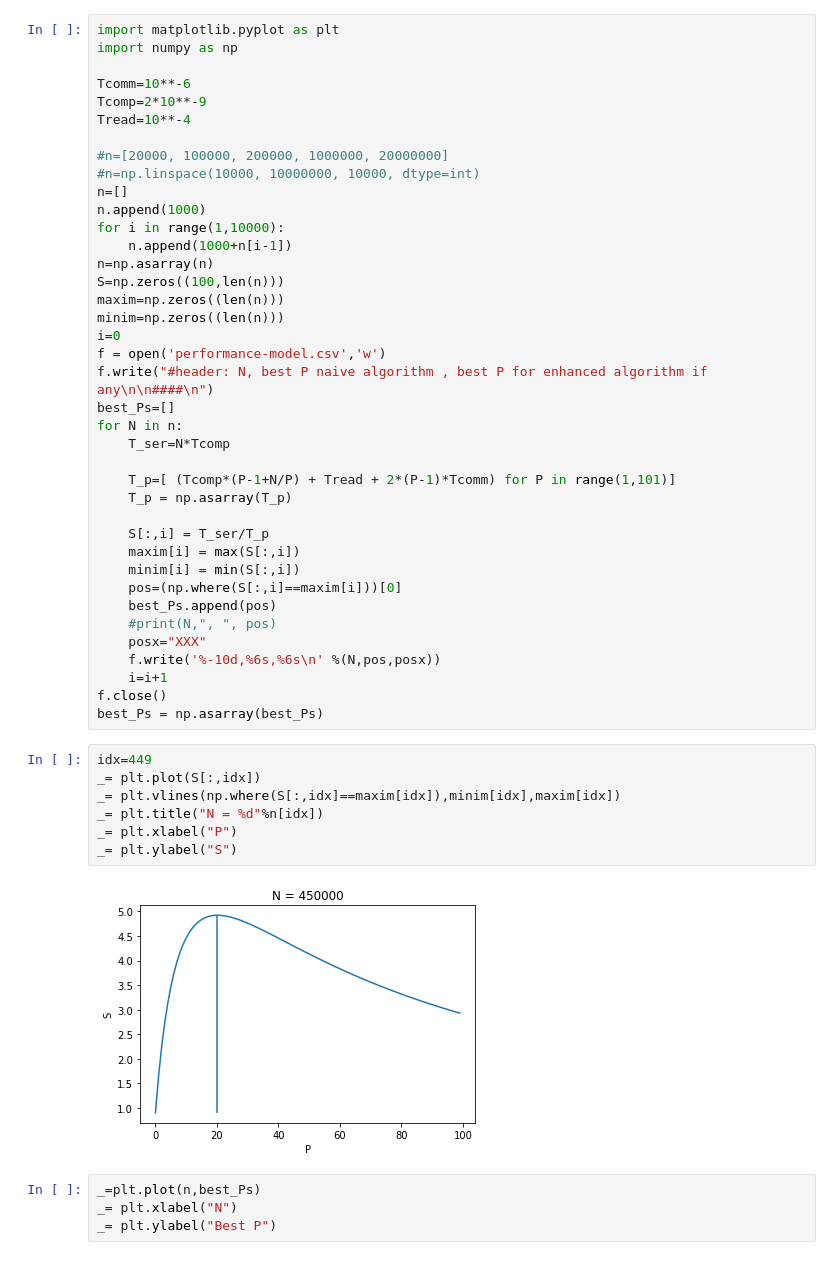
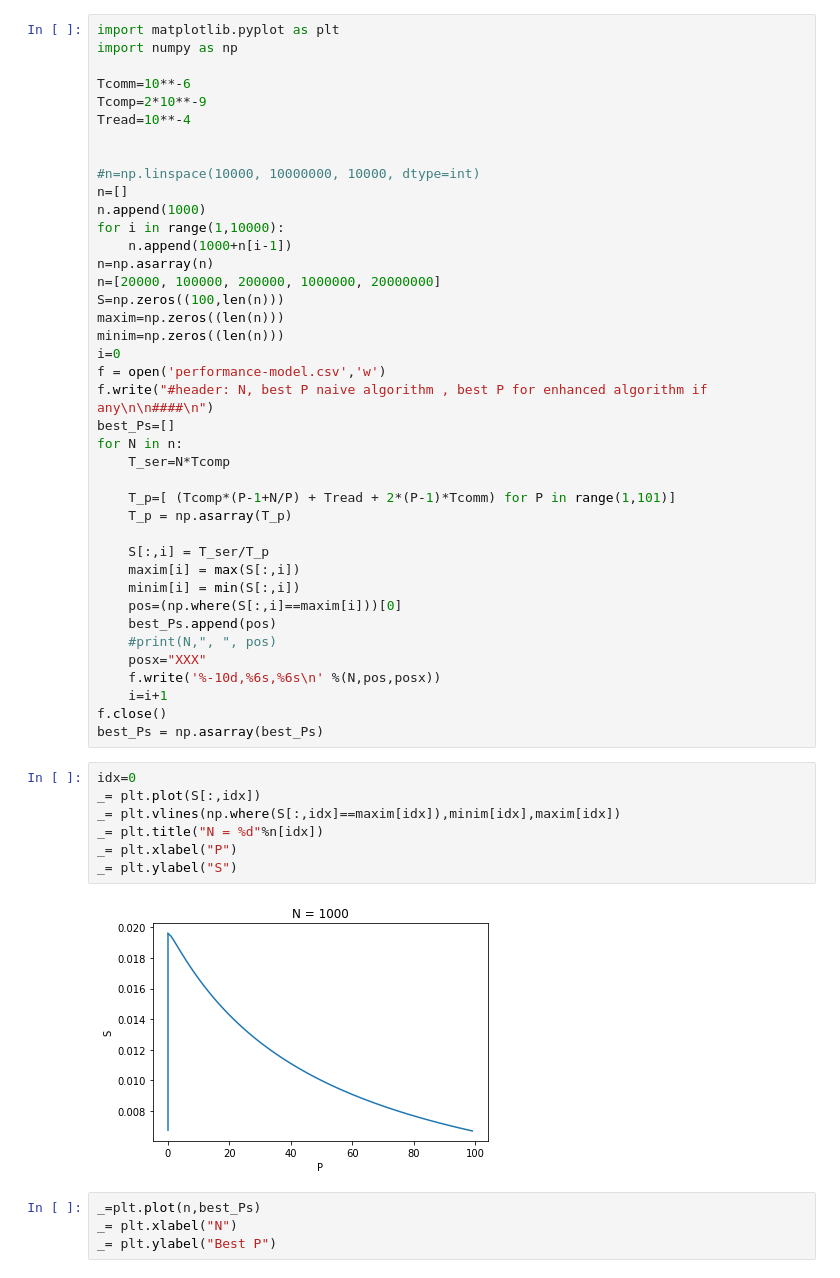
Before and after one commit to mattiamencagli/Foundations_of_HPC_2020, a Jupyter notebook: Assignement1/code/perf_mod.ipynb, the cells around one changed output. Saved outputs shown, nothing was run; the diff lists cells and outputs as text.

```diff
--- a/Assignement1/code/perf_mod.ipynb
+++ b/Assignement1/code/perf_mod.ipynb
@@ -6,13 +6,14 @@ Tcomm=10**-6
 Tcomp=2*10**-9
 Tread=10**-4
 
-#n=[20000, 100000, 200000, 1000000, 20000000]
+
 #n=np.linspace(10000, 10000000, 10000, dtype=int)
 n=[]
 n.append(1000)
 for i in range(1,10000):
     n.append(1000+n[i-1])
 n=np.asarray(n)
+n=[20000, 100000, 200000, 1000000, 20000000]
 S=np.zeros((100,len(n)))
 maxim=np.zeros((len(n)))
 minim=np.zeros((len(n)))
@@ -38,14 +39,14 @@ for N in n:
 f.close()
 best_Ps = np.asarray(best_Ps)
 # %%
-idx=449
+idx=0
 _= plt.plot(S[:,idx])
 _= plt.vlines(np.where(S[:,idx]==maxim[idx]),minim[idx],maxim[idx])
 _= plt.title("N = %d"%n[idx])
 _= plt.xlabel("P")
 _= plt.ylabel("S")
 # %% [output]
-[figure, old version]
+[figure, new version]
 # %%
 _=plt.plot(n,best_Ps)
 _= plt.xlabel("N")
```
Also changed, not shown: 17 other files.
